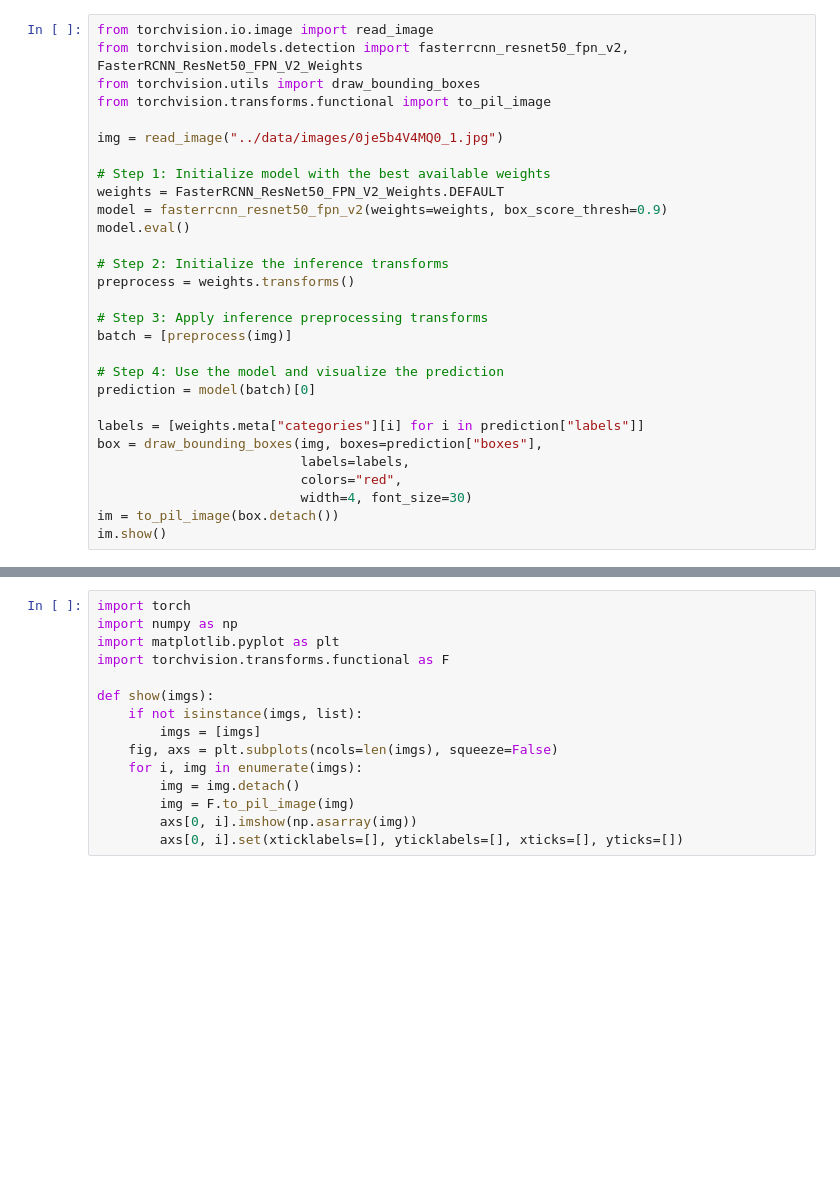
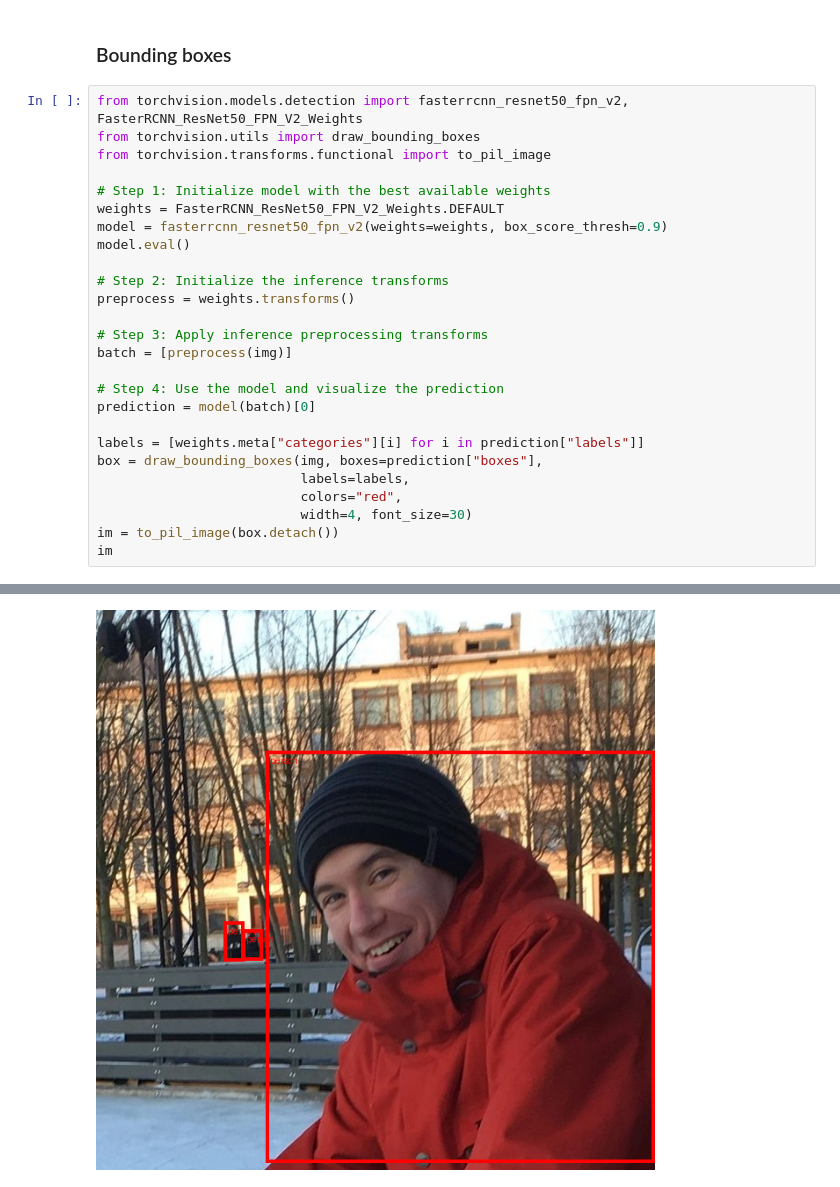
Before and after one commit to WhoKnowsWhoCares/ObjectDetection, a Jupyter notebook: notebooks/torch_fasterrcnn_resnet50.ipynb, the cells around one changed output, grey strips where cells are left out. Saved outputs shown, nothing was run; the diff lists cells and outputs as text; blank space fills up the shorter version.

```diff
--- a/notebooks/torch_fasterrcnn_resnet50.ipynb
+++ b/notebooks/torch_fasterrcnn_resnet50.ipynb
@@ -10,10 +32,9 @@ HTTPError: HTTP Error 404: Not Found
+# %% [markdown]
+### Bounding boxes
 # %%
-from torchvision.io.image import read_image
 from torchvision.models.detection import fasterrcnn_resnet50_fpn_v2, FasterRCNN_ResNet50_FPN_V2_Weights
 from torchvision.utils import draw_bounding_boxes
 from torchvision.transforms.functional import to_pil_image
-
-img = read_image("../data/images/0je5b4V4MQ0_1.jpg")
 
 # Step 1: Initialize model with the best available weights
 weights = FasterRCNN_ResNet50_FPN_V2_Weights.DEFAULT
@@ -35,5 +56,5 @@ box = draw_bounding_boxes(img, boxes=prediction["boxes"],
                           colors="red",
                           width=4, font_size=30)
 im = to_pil_image(box.detach())
-im.show()
+im
 # %% [output]
@@ -41,17 +61,3 @@ im.show()
+[figure, added]
-# %%
-import torch
-import numpy as np
-import matplotlib.pyplot as plt
-import torchvision.transforms.functional as F
-
-def show(imgs):
-    if not isinstance(imgs, list):
-        imgs = [imgs]
-    fig, axs = plt.subplots(ncols=len(imgs), squeeze=False)
-    for i, img in enumerate(imgs):
-        img = img.detach()
-        img = F.to_pil_image(img)
-        axs[0, i].imshow(np.asarray(img))
-        axs[0, i].set(xticklabels=[], yticklabels=[], xticks=[], yticks=[])
 # %%
 from torchvision.models.detection import fasterrcnn_resnet50_fpn, FasterRCNN_ResNet50_FPN_Weights
```
Also changed, not shown: parts of 13 cells of this notebook, 5 other files.
